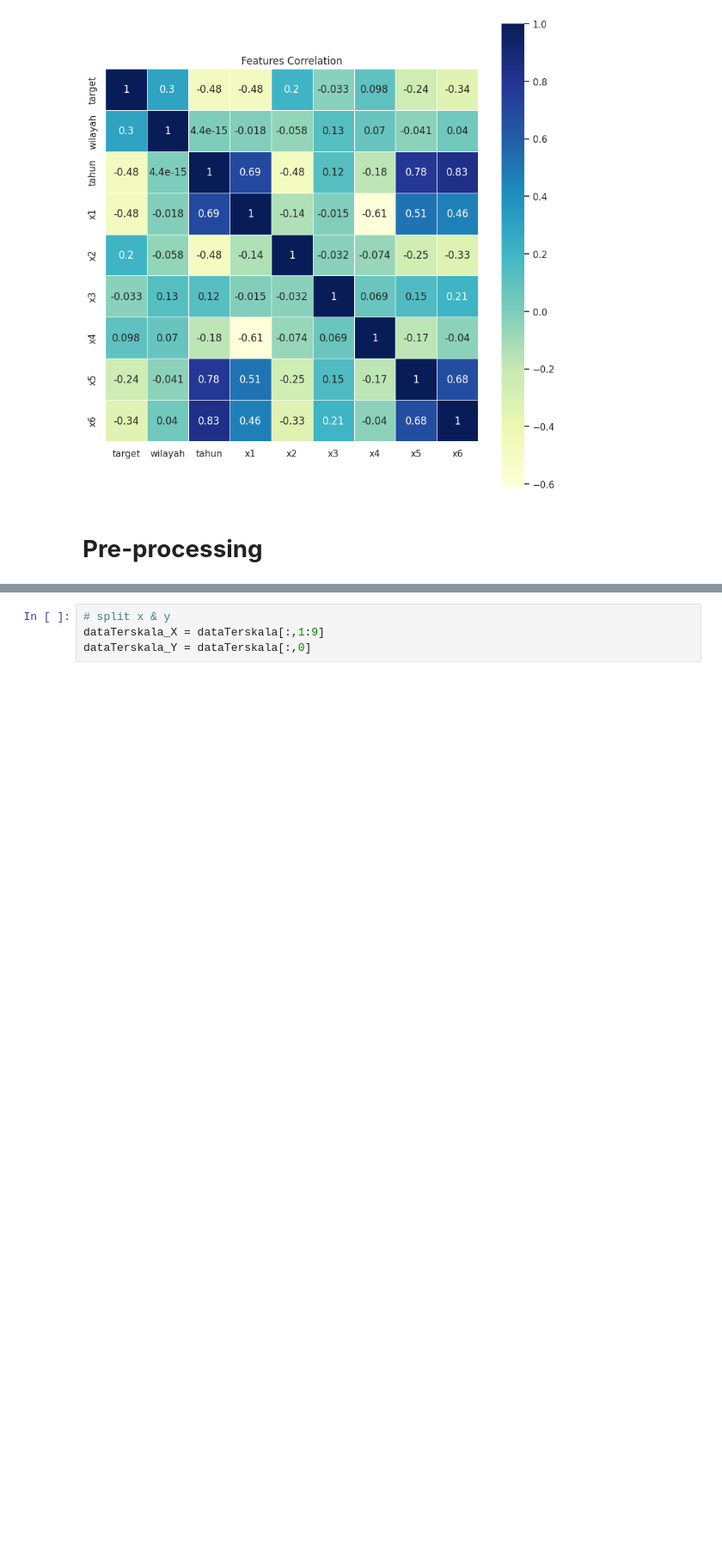
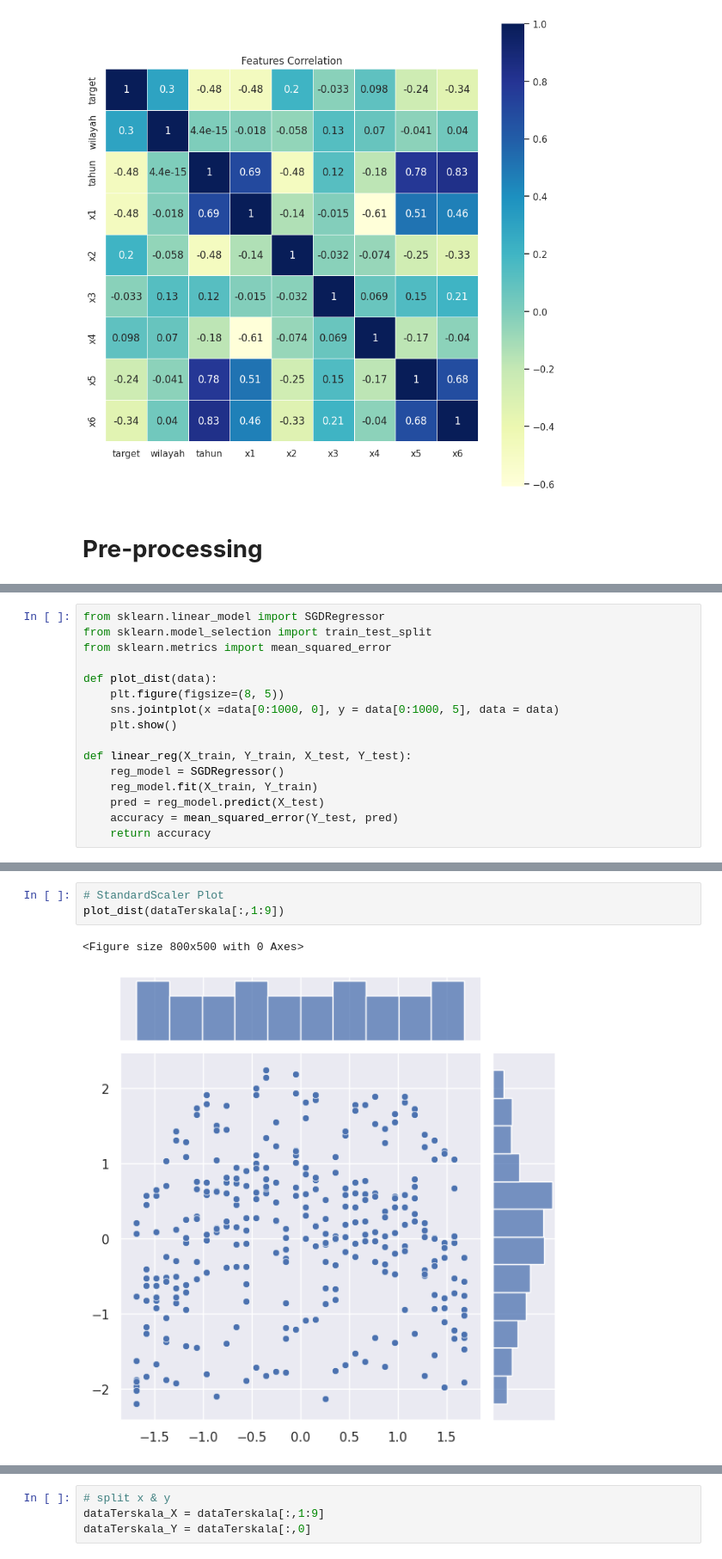
Before and after one commit to habib-roy/google-colab-source-code, a Jupyter notebook: Prediksi_Prevalensi_Stunting_menggunakan_OLS_Regresi.ipynb, the cells around one changed output, grey strips where cells are left out. Shown at 86% size. Drawn from its saved outputs; the diff is of its cells as text; blank space fills up the shorter version.

```diff
--- a/Prediksi_Prevalensi_Stunting_menggunakan_OLS_Regresi.ipynb
+++ b/Prediksi_Prevalensi_Stunting_menggunakan_OLS_Regresi.ipynb
@@ -124,0 +135,16 @@ Text(0.5, 1.0, 'Features Correlation')
+# %%
+from sklearn.linear_model import SGDRegressor
+from sklearn.model_selection import train_test_split
+from sklearn.metrics import mean_squared_error
+
+def plot_dist(data):
+    plt.figure(figsize=(8, 5))
+    sns.jointplot(x =data[0:1000, 0], y = data[0:1000, 5], data = data)
+    plt.show()
+
+def linear_reg(X_train, Y_train, X_test, Y_test):
+	reg_model = SGDRegressor()
+	reg_model.fit(X_train, Y_train)
+	pred = reg_model.predict(X_test)
+	accuracy = mean_squared_error(Y_test, pred)
+	return accuracy
@@ -124,0 +185,6 @@ Text(0.5, 1.0, 'Features Correlation')
+# %%
+# StandardScaler Plot
+plot_dist(dataTerskala[:,1:9])
+# %% [output]
+<Figure size 800x500 with 0 Axes>
+[figure, added]
```
Also changed, not shown: parts of 8 cells of this notebook.
